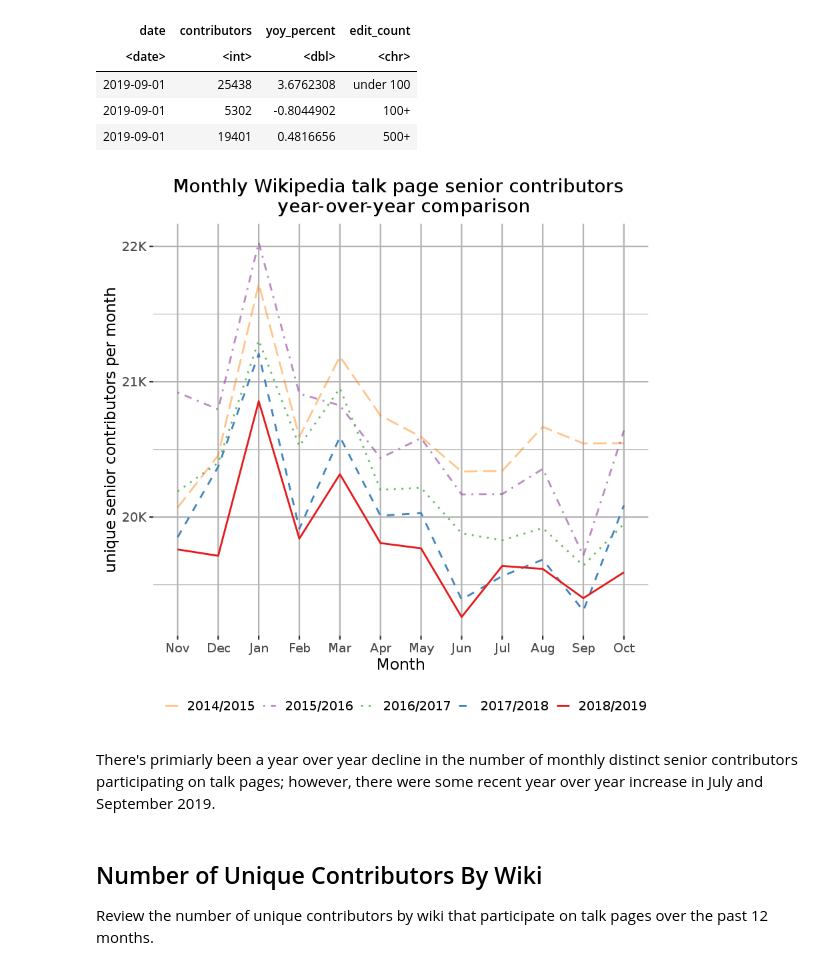
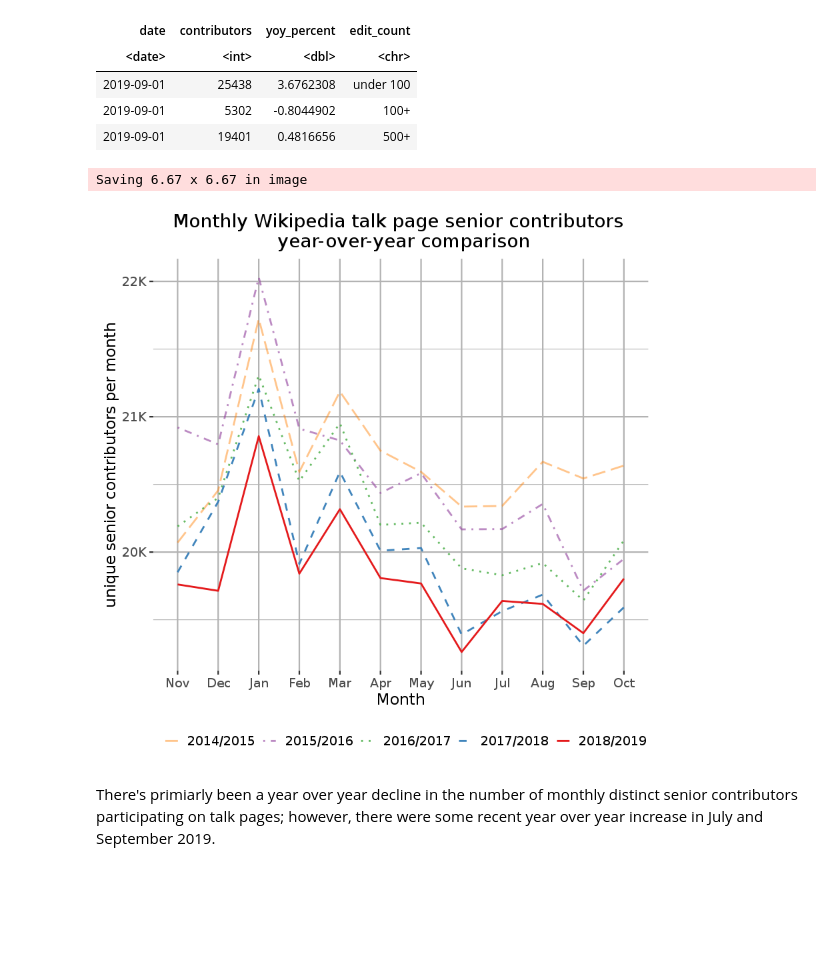
Before and after one commit to wikimedia-research/2019-10-talk-pages-baseline-metrics, a Jupyter notebook: 2019-10-talk-page-contributors-analysis.ipynb, the cells around one changed output. Cells and saved outputs as stored; diff of their text form; code cells hidden in the pictures; blank space fills up the shorter version.

```diff
--- a/2019-10-talk-page-contributors-analysis.ipynb
+++ b/2019-10-talk-page-contributors-analysis.ipynb
@@ -76,6 +82,6 @@ GROUP BY
     user_is_bot,
     user_edit_count_bucket"
 # %%
-talk_edits <- wmf::query_hive(query)
+talk_contributor_edits <- wmf::query_hive(query)
 # %%
-talk_edits$date <- as.Date(talk_edits$date, format = "%Y-%m-%d")
+talk_contributor_edits$date <- as.Date(talk_contributor_edits$date, format = "%Y-%m-%d")
@@ -238,9 +258,10 @@ A grouped_df: 6 × 4
 # %%
 #Calculate YOY changes for each user edit count bucket
 
-contributors_monthly_under100_yoy <- talk_edits %>%
+talk_contributors_monthly_under100_yoy <- talk_contributor_edits %>%
     filter(user_is_bot == 'false',
-    user_edit_count_bucket == 'under 100') %>%
+    user_edit_count_bucket == 'under 100',
+          user_id != 'NULL') %>%
     group_by(date) %>%
     summarise(contributors = n_distinct(user_name)) %>%
     arrange(date) %>%
@@ -248,9 +269,10 @@ contributors_monthly_under100_yoy <- talk_edits %>%
     arrange(desc(date))
 
 
-contributors_monthly_100_yoy <- talk_edits %>%
+talk_contributors_monthly_100_yoy <- talk_contributor_edits %>%
     filter(user_is_bot == 'false',
-    user_edit_count_bucket == '100-499') %>%
+    user_edit_count_bucket == '100-499',
+          user_id != 'NULL') %>%
     group_by(date) %>%
     summarise(contributors = n_distinct(user_name)) %>%
     arrange(date) %>%
@@ -258,9 +280,10 @@ contributors_monthly_100_yoy <- talk_edits %>%
     arrange(desc(date))
 
 
-contributors_monthly_500_yoy <- talk_edits %>%
+talk_contributors_monthly_500_yoy <- talk_contributor_edits %>%
     filter(user_is_bot == 'false',
-    user_edit_count_bucket == '500+') %>%
+    user_edit_count_bucket == '500+',
+          user_id != 'NULL') %>%
     group_by(date) %>%
     summarise(contributors = n_distinct(user_name)) %>%
     arrange(date) %>%
@@ -282,51 +305,46 @@ A tibble: 3 × 4
 | 2019-09-01 | 5302 | -0.8044902 | 100+ |
 | 2019-09-01 | 19401 | 0.4816656 | 500+ |
 # %%
-# Create YoY plot for senior contributors
+# Create YoY plot for senior talk page contributors
 
-# Plot YoY Changes for Junior Contributors
-
-senior_contributor_yoy_plot <- contributors_monthly_500_yoy %>%
- filter(date != '2014-09-01') %>% #Remove extra month to do equal comparison between year
- mutate(year = case_when(date >= '2014-10-01' & date < '2015-10-01' ~ '2014/2015',
-                         date >= '2015-10-01' & date < '2016-10-01' ~ '2015/2016',
-                         date >= '2016-10-01' & date < '2017-10-01' ~ '2016/2017',
-                         date >= '2017-10-01' & date < '2018-10-01' ~ '2017/2018',
-                         date >= '2018-10-01' & date < '2019-10-01' ~ '2018/2019'),
+senior_talk_contributor_yoy_plot <- talk_contributors_monthly_500_yoy %>%
+ filter(date >= '2014-11-01') %>% #Remove extra month to do equal comparison between year
+ mutate(year = case_when(date >= '2014-11-01' & date < '2015-11-01' ~ '2014/2015',
+                         date >= '2015-11-01' & date < '2016-11-01' ~ '2015/2016',
+                         date >= '2016-11-01' & date < '2017-11-01' ~ '2016/2017',
+                         date >= '2017-11-01' & date < '2018-11-01' ~ '2017/2018',
+                         date >= '2018-11-01' & date < '2019-11-01' ~ '2018/2019'),
          MonthN =as.factor(format(as.Date(date),"%m")),
          Month = months(as.Date(date), abbreviate=TRUE))
 
 
-senior_contributor_yoy_plot$MonthN = factor(senior_contributor_yoy_plot$MonthN, levels=c( "11", "12", "01", "02", "03",
+senior_talk_contributor_yoy_plot$MonthN = factor(senior_talk_contributor_yoy_plot$MonthN, levels=c( "11", "12", "01", "02", "03",
                                                                            "04", "05", "06", "07", "08", "09", "10"))
 
-senior_contributor_yoy_plot$year = factor(senior_contributor_yoy_plot$year, levels = c('2014/2015','2015/2016','2016/2017','2017/2018','2018/2019'))
+senior_talk_contributor_yoy_plot$year = factor(senior_talk_contributor_yoy_plot$year, levels = c('2014/2015','2015/2016','2016/2017','2017/2018','2018/2019'))
 
 
-p <- ggplot(senior_contributor_yoy_plot, aes(x=MonthN, y = contributors, group = year, color = year, linetype = year, alpha = year)) +
+p <- ggplot(senior_talk_contributor_yoy_plot, aes(x=MonthN, y = contributors, group = year, color = year, linetype = year, alpha = year)) +
   geom_line(size = 0.8) +
   scale_y_continuous("unique senior contributors per month", labels = polloi::compress) +
-  scale_x_discrete(breaks = junior_contributor_yoy_plot$MonthN, labels = junior_contributor_yoy_plot$Month )+
+  scale_x_discrete(breaks = senior_talk_contributor_yoy_plot$MonthN, labels = senior_talk_contributor_yoy_plot$Month )+
   labs(title = "Monthly Wikipedia talk page senior contributors \n year-over-year comparison") +
         xlab("Month") +
         scale_color_brewer(palette = 'Set1', breaks=c('2014/2015','2015/2016', '2016/2017','2017/2018', '2018/2019'), direction=-1) +
         scale_linetype_manual(breaks=c('2014/2015','2015/2016', '2016/2017','2017/2018', '2018/2019'), values=c(5,4,3,2,1)) +
   ggthemes::theme_tufte(base_size = 14, base_family = "Gill Sans") +
   scale_alpha_manual(values = c(0.45, 0.65, 0.85, 0.95, 1)) +
   theme(plot.title = element_text(hjust = 0.5),
         legend.title = element_blank(),
         legend.position = "bottom",
         panel.grid = element_line("gray70"),
         legend.key.width=unit(0.5,"cm"))
 
 
-ggsave(filename="senior_contributor_yoy_plot.png", plot = p, path = 'Figures', units = "in", dpi = 192, height = 6, width = 10, limitsize = FALSE)
+ggsave(filename="senior_contributor_yoy_plot.png", plot = p, path = 'Figures', units = "in")
 p
 # %% [output]
+Saving 6.67 x 6.67 in image
-[figure, old version]
+[figure, new version]
 # %% [markdown]
 There's primiarly been a year over year decline in the number of monthly distinct senior contributors participating on talk pages; however, there were some recent year over year increase in July and September 2019.
-# %% [markdown]
-## Number of Unique Contributors By Wiki
-
-Review the number of unique contributors by wiki that participate on talk pages over the past 12 months.
```
Also changed, not shown: parts of 60 cells of this notebook, 10 other files.
